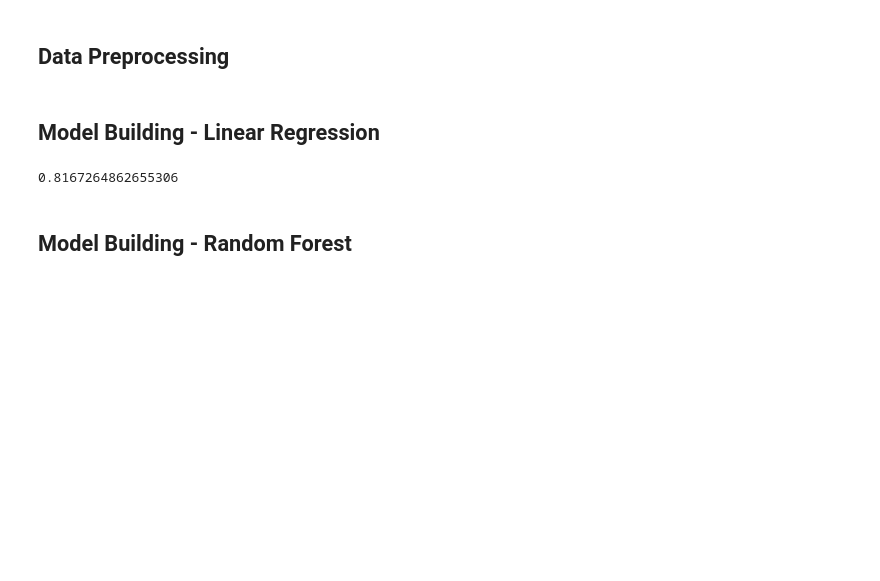
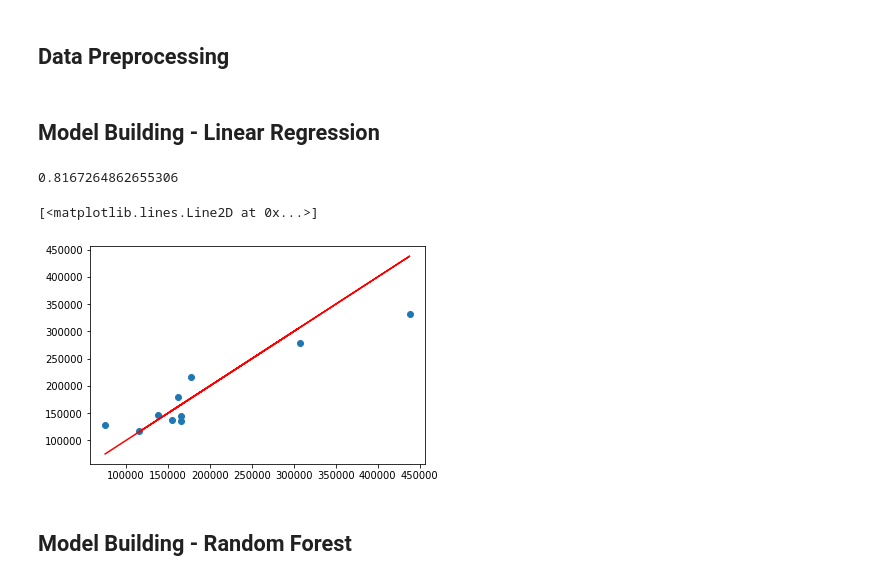
Before and after one commit to 9harshit/us_housing_analysis, a Jupyter notebook: eda.ipynb, the cells around one changed output. Cells and saved outputs as stored; diff of their text form; code cells hidden in the pictures; blank space fills up the shorter version.

```diff
--- a/eda.ipynb
+++ b/eda.ipynb
@@ -446,6 +447,15 @@ y_pred_lm = lm.predict(X_test)
 r2_score(y_test, y_pred_lm)
 # %% [output]
 0.8167264862655306
+# %%
+# Our predictions
+plt.scatter(y_test,y_pred_lm)
+
+# Perfect predictions
+plt.plot(y_test,y_test,'r')
+# %% [output]
+[<matplotlib.lines.Line2D at 0x...>]
+[figure, added]
 # %% [markdown]
 ## Model Building - Random Forest
 # %%
```
Also changed, not shown: parts of 4 cells of this notebook.
